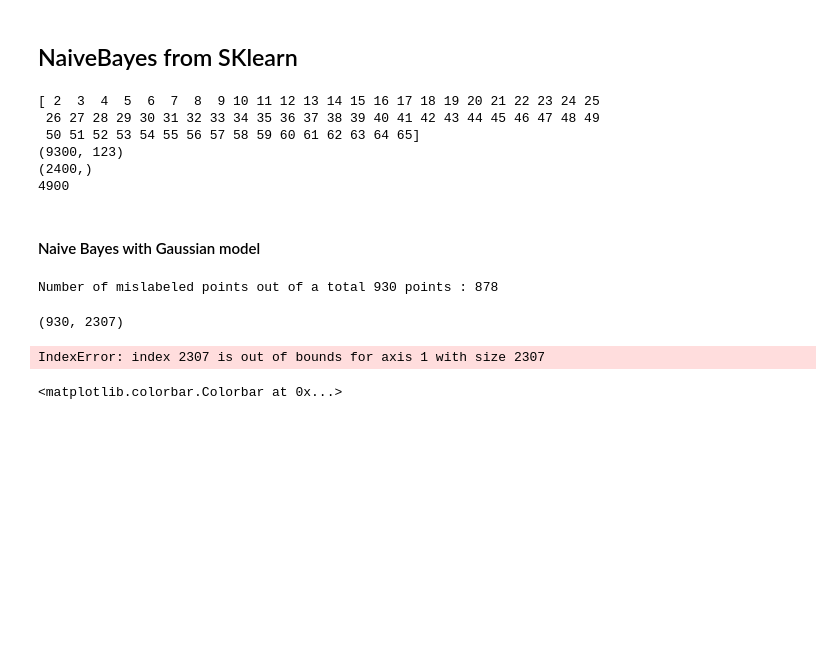
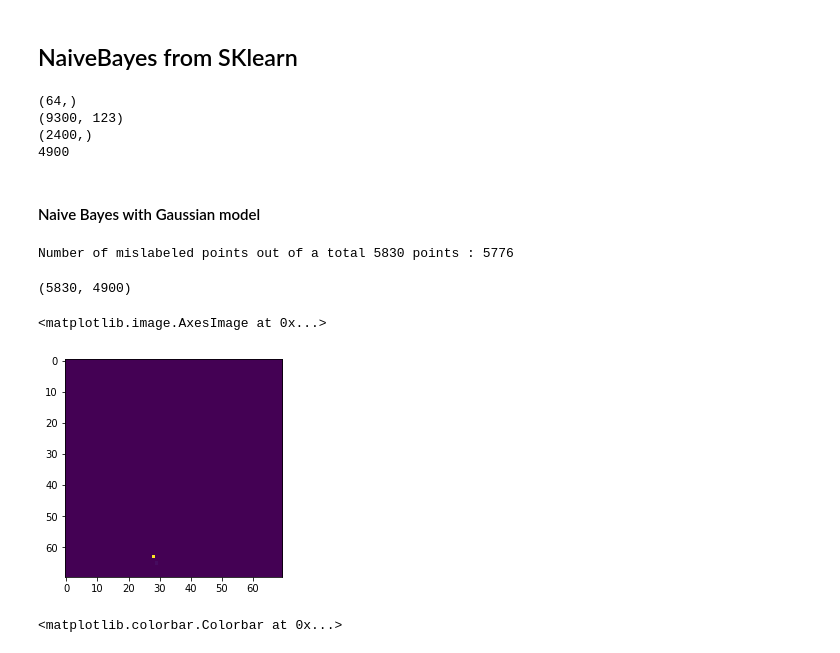
Before and after one commit to melisamc89/neural_analysys, a Jupyter notebook: src/bayes_decoder.ipynb, the cells around one changed output. Saved outputs shown, nothing was run; the diff lists cells and outputs as text; code cells hidden in the pictures; blank space fills up the shorter version.

```diff
--- a/src/bayes_decoder.ipynb
+++ b/src/bayes_decoder.ipynb
@@ -339,7 +339,7 @@ ypre = np.array(binned_tracking(tracking = tracking, binnumber = BINS )).T
 binsx = ypre[:,0]
 binsy = ypre[:,1]
 
-print(np.unique(binsy))
+print(np.unique(binsy).shape)
 
 Xpre = activity_list[day].T
 Xpre = Xpre[np.where(np.logical_and(ypre[:,0]>0,ypre[:,1]>0))[0],:]
@@ -354,9 +354,7 @@ print(X.shape)
 print(np.unique(y).shape)
 print(BINS*BINS)
 # %% [output]
-[ 2  3  4  5  6  7  8  9 10 11 12 13 14 15 16 17 18 19 20 21 22 23 24 25
- 26 27 28 29 30 31 32 33 34 35 36 37 38 39 40 41 42 43 44 45 46 47 48 49
- 50 51 52 53 54 55 56 57 58 59 60 61 62 63 64 65]
+(64,)
 (9300, 123)
 (2400,)
 4900
@@ -367,12 +365,12 @@ X_train, X_test, y_train, y_test = train_test_split(X, y, test_size=0.1, random_
 
 added_bins = np.arange(0,BINS)
 added_pairs = [added_bins[i]*BINS+added_bins[j] for i in range(BINS) for j in range(BINS)]
-#added_activity = np.zeros((len(added_pairs),X_train.shape[1]))
-#X_train = np.concatenate((X_train,added_activity))
-#X_test = np.concatenate((X_test,added_activity))
+added_activity = np.zeros((len(added_pairs),X_train.shape[1]))
+X_train = np.concatenate((X_train,added_activity))
+X_test = np.concatenate((X_test,added_activity))
 
-#y_train = y_train + added_pairs
-#y_test = y_test + added_pairs
+y_train = y_train + added_pairs
+y_test = y_test + added_pairs
 
 gnb = GaussianNB()
 y_pred = gnb.fit(X_train, y_train).predict(X_test)
@@ -380,7 +378,7 @@ y_pred_proba = gnb.fit(X_train, y_train).predict_proba(X_test)
 # %%
 print("Number of mislabeled points out of a total %d points : %d" % (X_test.shape[0], (y_test != y_pred).sum()))
 # %% [output]
-Number of mislabeled points out of a total 930 points : 878
+Number of mislabeled points out of a total 5830 points : 5776
 # %%
 y_train_x = [int(y_train[i]/BINS) for i in range(len(y_train))]
 y_train_y = [y_train[i]%BINS for i in range(len(y_train))]
@@ -396,17 +394,19 @@ occupancy_test = gaussian_filter(occupancy_test, sigma)
 # %%
 print(y_pred_proba.shape)
 
-t = 900
+
+t = 100
 time_map = np.zeros((BINS,BINS))
 for x in range(BINS):
     for y in range(BINS):
         time_map[x,y] = y_pred_proba[t,x*BINS+y]
 
-time_map = gaussian_filter(time_map, sigma)
+#time_map = gaussian_filter(time_map, sigma)
 plt.imshow(time_map)
 # %% [output]
-(930, 2307)
+(5830, 4900)
-IndexError: index 2307 is out of bounds for axis 1 with size 2307
+<matplotlib.image.AxesImage at 0x...>
+[figure, added]
 # %%
 figure = plt.figure(figsize=(10, 10))
 gs = figure.add_gridspec(1, 2)
```
Also changed, not shown: 3 other files.
